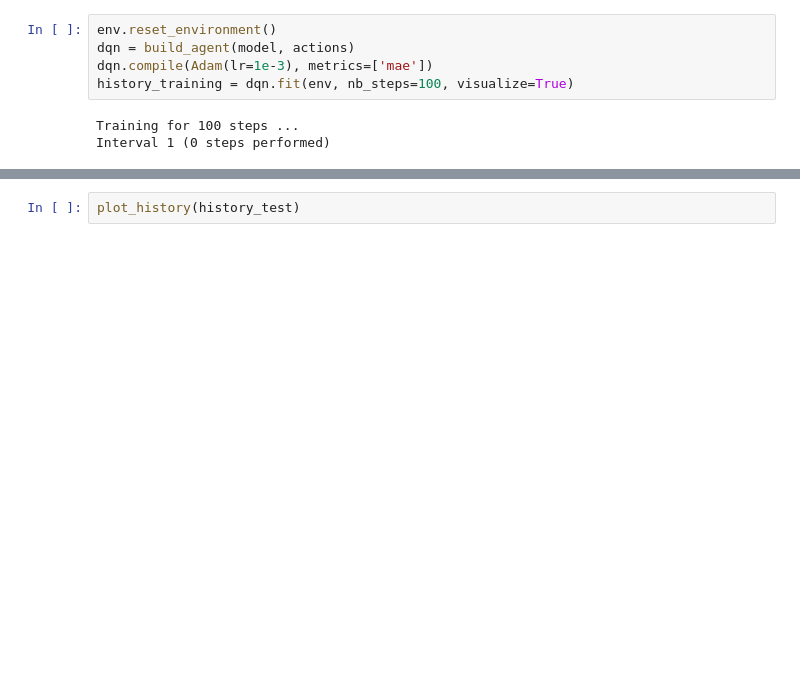
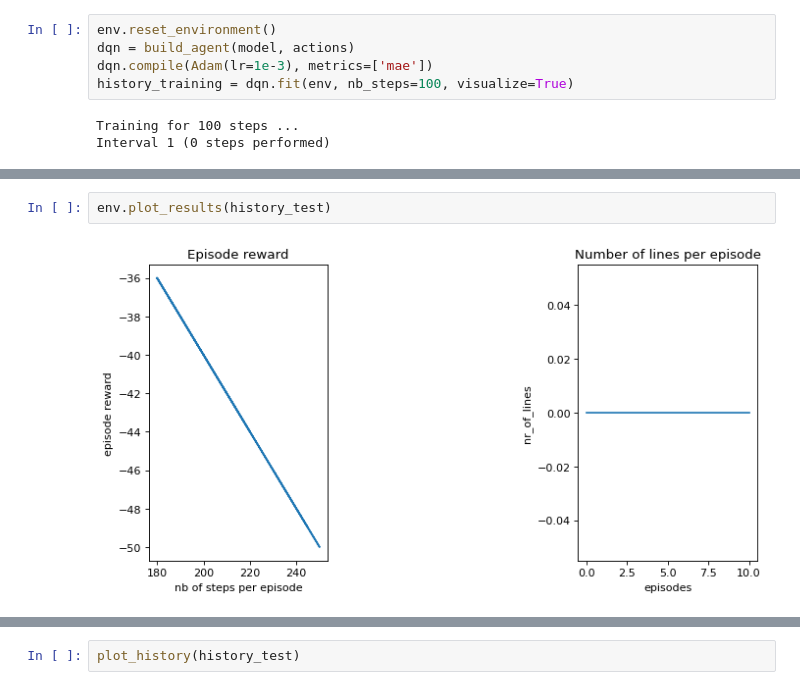
Before and after one commit to Bosmansc/custom_tetris_RL, a Jupyter notebook: custom_tetris_model.ipynb, the cells around one changed output, grey strips where cells are left out. Drawn from its saved outputs; the diff is of its cells as text; blank space fills up the shorter version.

```diff
--- a/custom_tetris_model.ipynb
+++ b/custom_tetris_model.ipynb
@@ -138,3 +140,7 @@ env.results().tail(2)
+# %%
+env.plot_results(history_test)
+# %% [output]
+[figure, added]
 # %%
 plot_lines(env.results())
 # %% [output]
```
Also changed, not shown: parts of 7 cells of this notebook, 2 other files.
